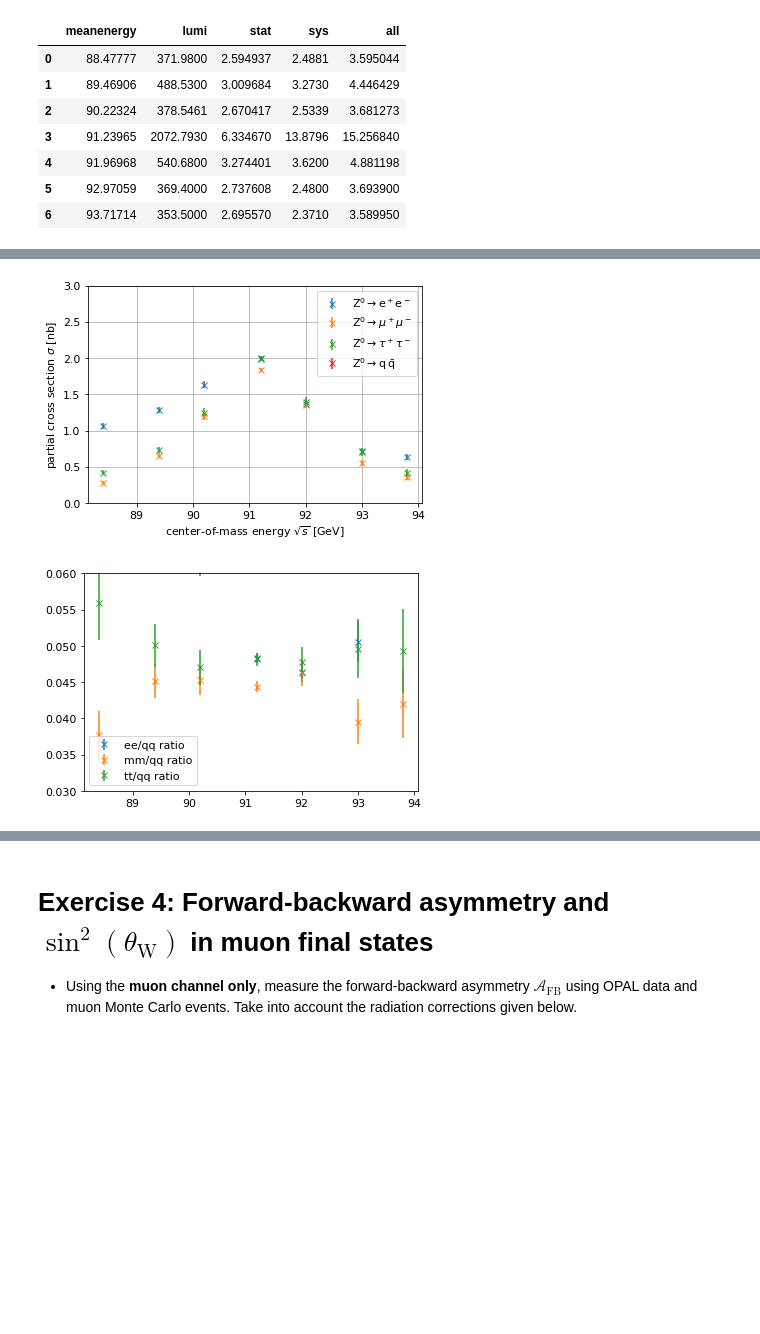
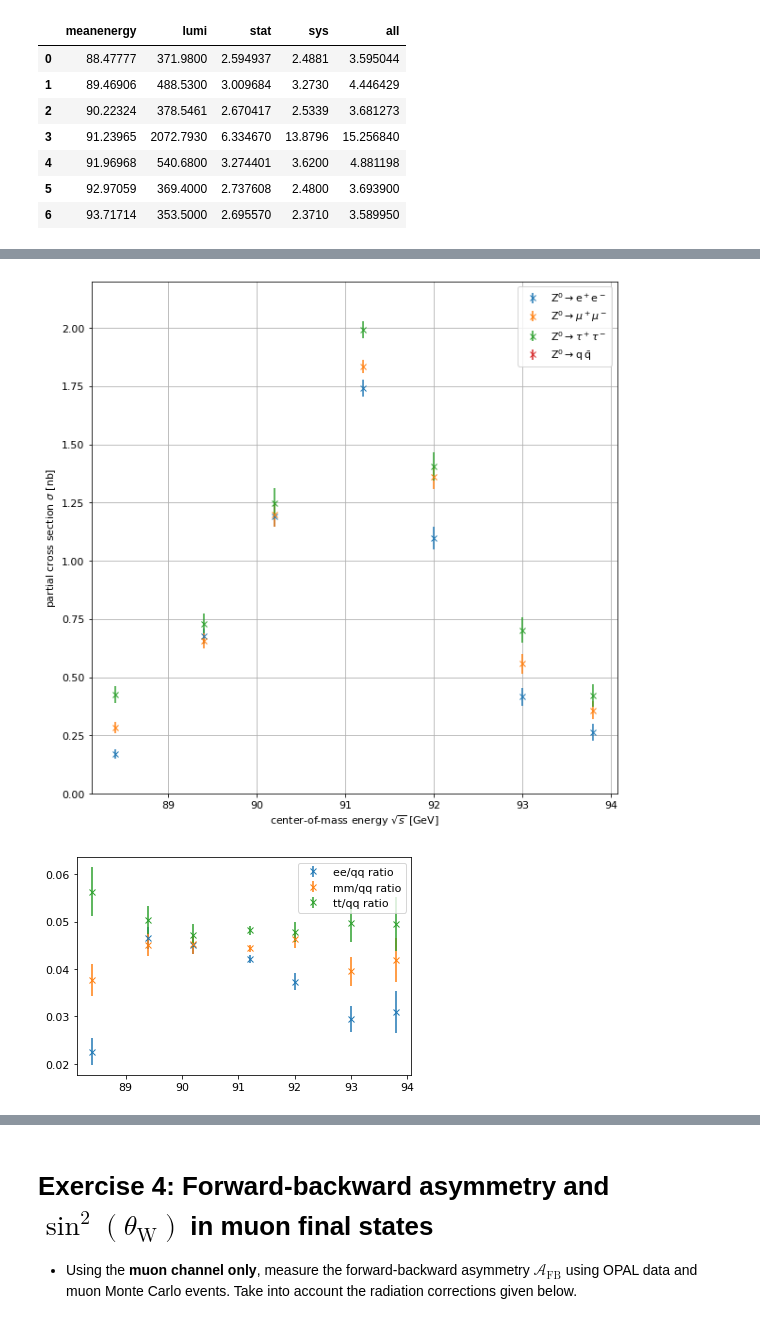
Before and after one commit to robingrether/z0-precisionmeasurement, a Jupyter notebook: z0_experiment.ipynb, the cells around one changed output, grey strips where cells are left out. Saved outputs shown, nothing was run; the diff lists cells and outputs as text; code cells hidden in the pictures; blank space fills up the shorter version.

Commit message:
Fix s- and t-channel separation

```diff
--- a/z0_experiment.ipynb
+++ b/z0_experiment.ipynb
@@ -497,3 +487,19 @@ lumi_data
 | 4 | 91.96968 | 540.6800 | 3.274401 | 3.6200 | 4.881198 |
 | 5 | 92.97059 | 369.4000 | 2.737608 | 2.4800 | 3.693900 |
 | 6 | 93.71714 | 353.5000 | 2.695570 | 2.3710 | 3.589950 |
+# %%
+## apply t-s-selection to electron events
+
+# prepare array
+orig_events = np.zeros((7,4))
+orig_events_u = np.zeros((7,4))
+
+# do for all energy values
+for e, energy in enumerate(LEP_energies):
+
+    # calculate s-channel
+    s_channel_only, s_channel_only_u_stat, s_channel_only_u_sys = perform_t_s_separation(measured_electron[measured_electron['E_lep'].round(1) == energy], bins=20)
+
+    # write back to datasets
+    orig_events[e][0] = s_channel_only
+    orig_events_u[e][0] = np.sqrt(s_channel_only_u_stat**2 + s_channel_only_u_sys**2)
@@ -500,12 +535,12 @@ lumi_data
 # %%
 ## compute the number of measured events according to our selection
 
-# prepare array
-orig_events = np.zeros((7,4))
-orig_events_u = np.zeros((7,4))
-
 # do for all event types and all energy values
 for p, (particle, dataset) in enumerate(measured_datasets.items()):
+    # we already did electrons in the cell above
+    if p == 0:
+        continue
+
     for e, energy in enumerate(LEP_energies):
 
         orig_events[e][p] = np.sum(dataset['E_lep'].round(1) == energy)   # count events
@@ -551,19 +586,6 @@ for e in range(7):
         corr_events_u[e][p] = np.sqrt(u_correction_sum + u_poisson_sum)
 
 
-## apply t-s-selection to electron events
-
-# do for all energy values
-for e in range(7):
-
-    # calculate s-channel
-    s_channel_only, s_channel_only_u = perform_t_s_separation(corr_events[e][0], corr_events_u[e][0])
-
-    # write back to datasets
-    corr_events[e][0] = s_channel_only
-    corr_events_u[e][0] = s_channel_only_u
-
-
 # print data
 pd.DataFrame(corr_events, columns = ['e_events', 'm_events', 't_events', 'q_events'])
 #pd.DataFrame(corr_events_u, columns = ['e_events_u', 'm_events_u', 't_events_u', 'q_events_u'])
@@ -634,20 +642,22 @@ pd.DataFrame(cross_section, columns=['sigma_ee', 'sigma_mm', 'sigma_tt', 'sigma_
 # %%
 ## plot cross sections to energies
+
+plt.figure(figsize=(10, 10))
 
 for p, particle in enumerate(['$\\mathrm{Z}^0\\rightarrow\\mathrm{e}^+\\mathrm{e}^-$',
                              '$\\mathrm{Z}^0\\rightarrow\\mu^+\\mu^-$',
                              '$\\mathrm{Z}^0\\rightarrow\\tau^+\\tau^-$',
                              '$\\mathrm{Z}^0\\rightarrow\\mathrm{q}\\,\\bar{\\mathrm{q}}$']):
     plt.errorbar(2*LEP_energies, cross_section[:,p], yerr=cross_section_u[:,p], fmt="x", label=particle)
 
 plt.xlabel("center-of-mass energy $\\sqrt{s}$ [$\\mathrm{GeV}$]")
 plt.ylabel("partial cross section $\\sigma$ [$\\mathrm{nb}$]")
 plt.legend()
-plt.ylim(0, 3)
+plt.ylim(0, 2.2)
 plt.grid()
 plt.show()
 # %% [output]
-[figure, old version]
+[figure, new version]
 # %%
 ## calculate ratios between leptonic and hadronic cross section
 
@@ -670,11 +680,11 @@ for e in range(7):
 for p, particle in enumerate(['ee/qq ratio', 'mm/qq ratio', 'tt/qq ratio']):
     plt.errorbar(2*LEP_energies, lepton_to_hadron_ratios[:,p], yerr=lepton_to_hadron_ratios_u[:,p], fmt="x", label=particle)
 
-plt.ylim(0.03, 0.06)
+#plt.ylim(0.03, 0.06)
 plt.legend()
 plt.show()
 # %% [output]
-[figure, old version]
+[figure, new version]
 # %%
 ## fit Breit-Wigner functions
 
```
Also changed, not shown: parts of 7 cells of this notebook.
